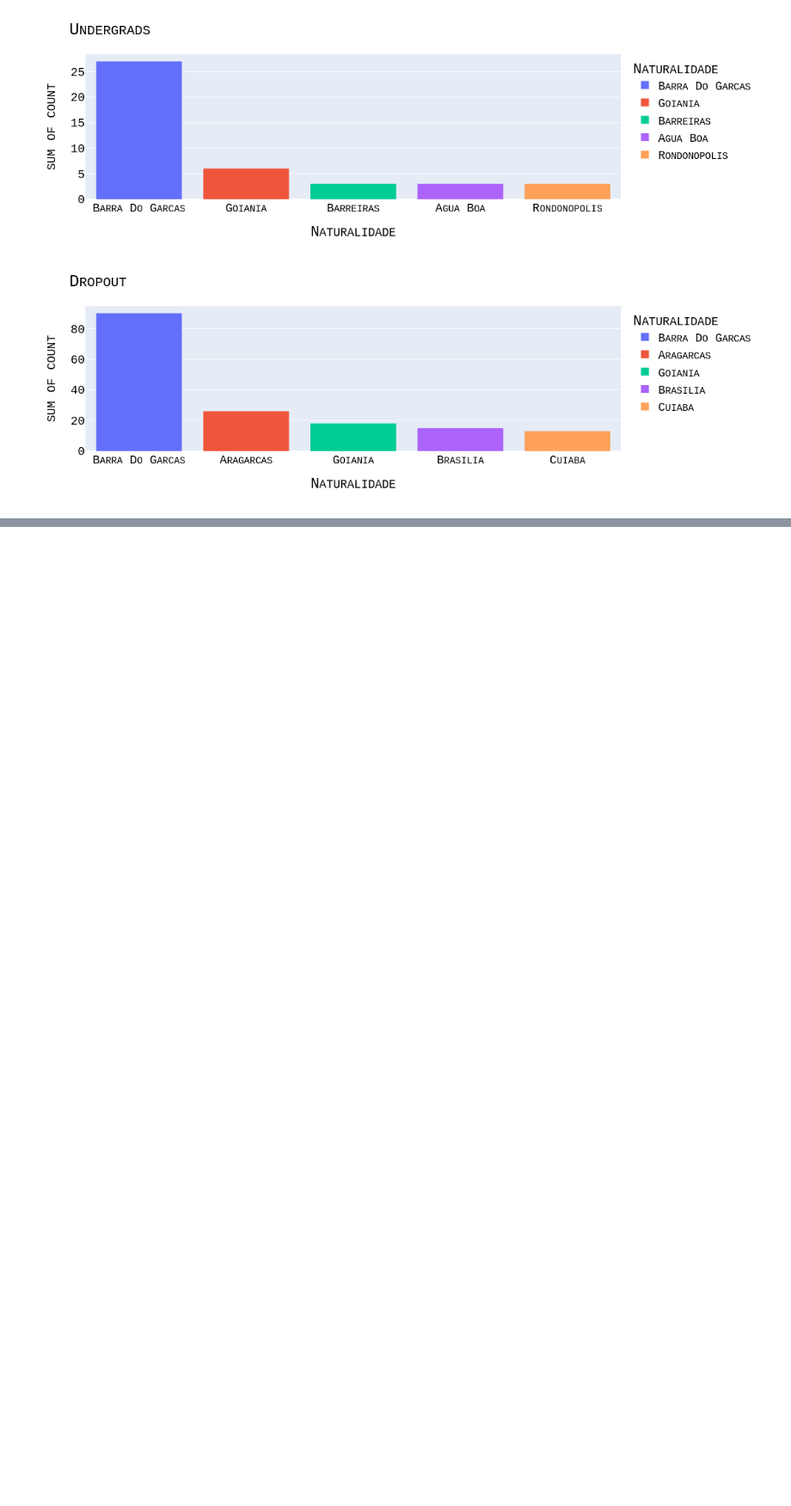
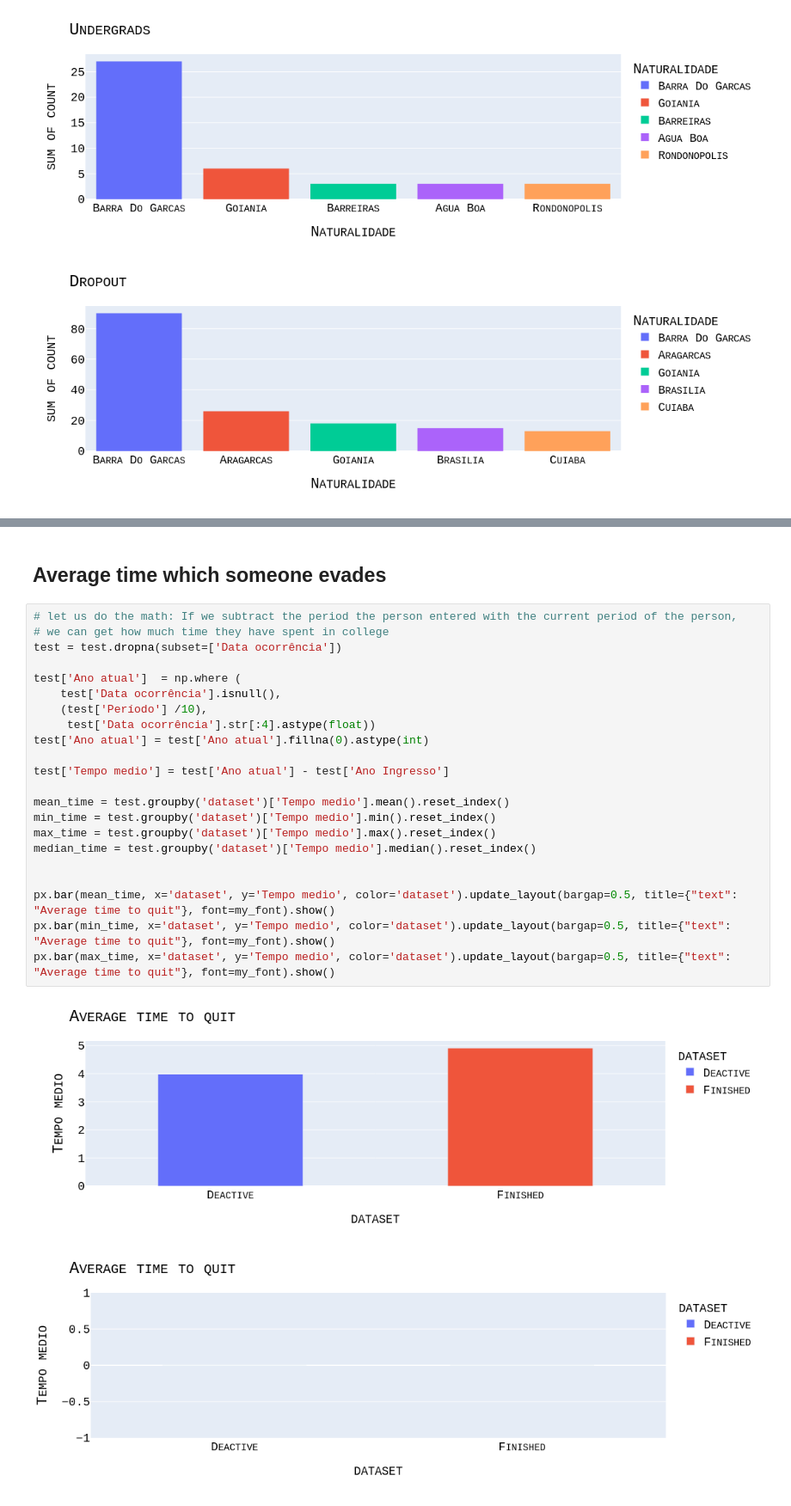
Before and after one commit to auserafim/ai-notebooks, a Jupyter notebook: evaded_college/evaded_college.ipynb, the cells around one changed output, grey strips where cells are left out. Shown at 86% size. Saved outputs shown, nothing was run; the diff lists cells and outputs as text; blank space fills up the shorter version.

Commit message:
exploring and handling time columns

```diff
--- a/evaded_college/evaded_college.ipynb
+++ b/evaded_college/evaded_college.ipynb
@@ -481,0 +184,27 @@ px.histogram(y_grouped.head(), x='Naturalidade', y='count', color='Naturalidade'
+# %% [markdown]
+## Average time which someone evades
+# %%
+# let us do the math: If we subtract the period the person entered with the current period of the person,
+# we can get how much time they have spent in college
+test = test.dropna(subset=['Data ocorrência'])
+
+test['Ano atual']  = np.where (
+    test['Data ocorrência'].isnull(),
+    (test['Período'] /10),
+     test['Data ocorrência'].str[:4].astype(float))
+test['Ano atual'] = test['Ano atual'].fillna(0).astype(int)
+
+test['Tempo medio'] = test['Ano atual'] - test['Ano Ingresso']
+
+mean_time = test.groupby('dataset')['Tempo medio'].mean().reset_index()
+min_time = test.groupby('dataset')['Tempo medio'].min().reset_index()
+max_time = test.groupby('dataset')['Tempo medio'].max().reset_index()
+median_time = test.groupby('dataset')['Tempo medio'].median().reset_index()
+
+
+px.bar(mean_time, x='dataset', y='Tempo medio', color='dataset').update_layout(bargap=0.5, title={"text": "Average time to quit"}, font=my_font).show()
+px.bar(min_time, x='dataset', y='Tempo medio', color='dataset').update_layout(bargap=0.5, title={"text": "Average time to quit"}, font=my_font).show()
+px.bar(max_time, x='dataset', y='Tempo medio', color='dataset').update_layout(bargap=0.5, title={"text": "Average time to quit"}, font=my_font).show()
+# %% [output]
+[figure, added]
+[figure, added]
```
Also changed, not shown: parts of 7 cells of this notebook.
